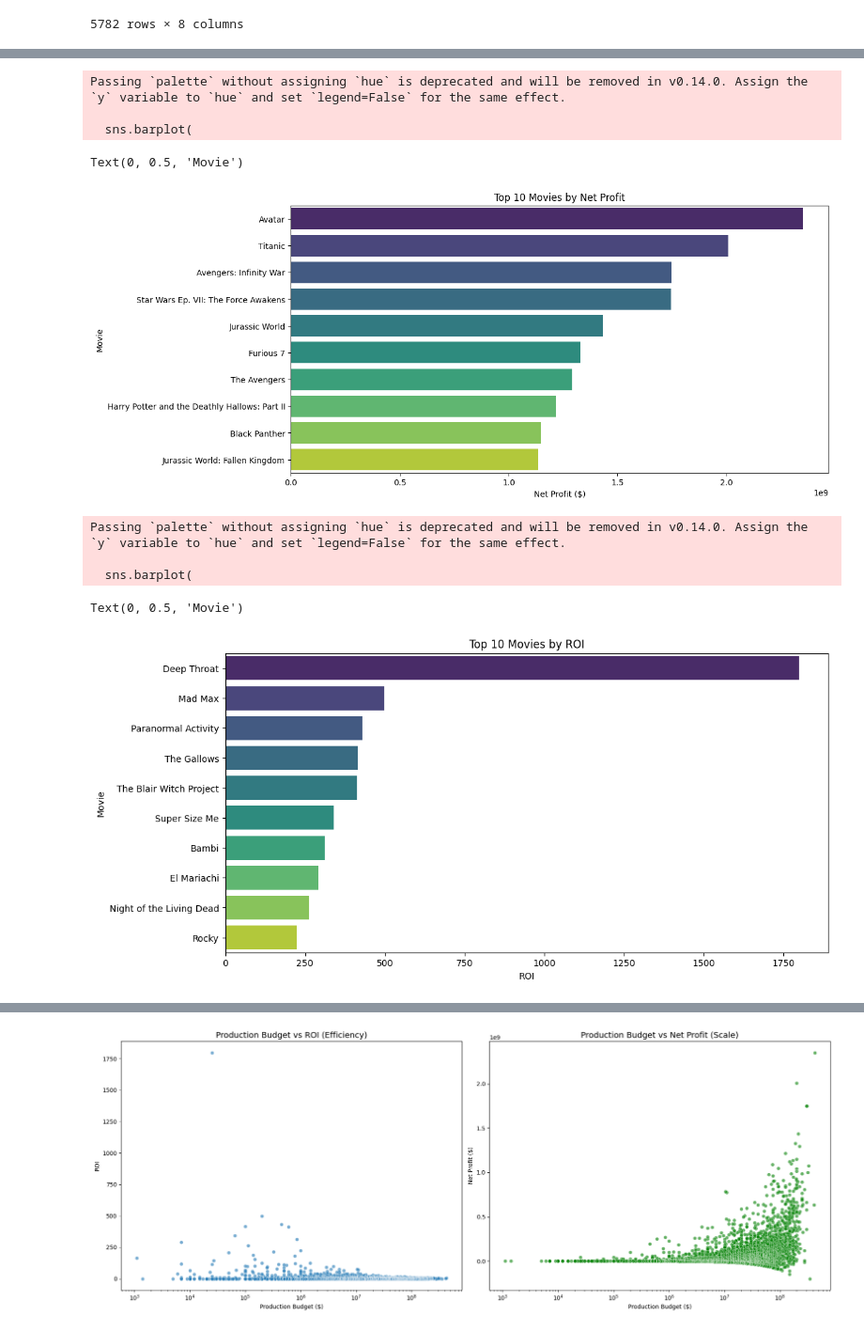
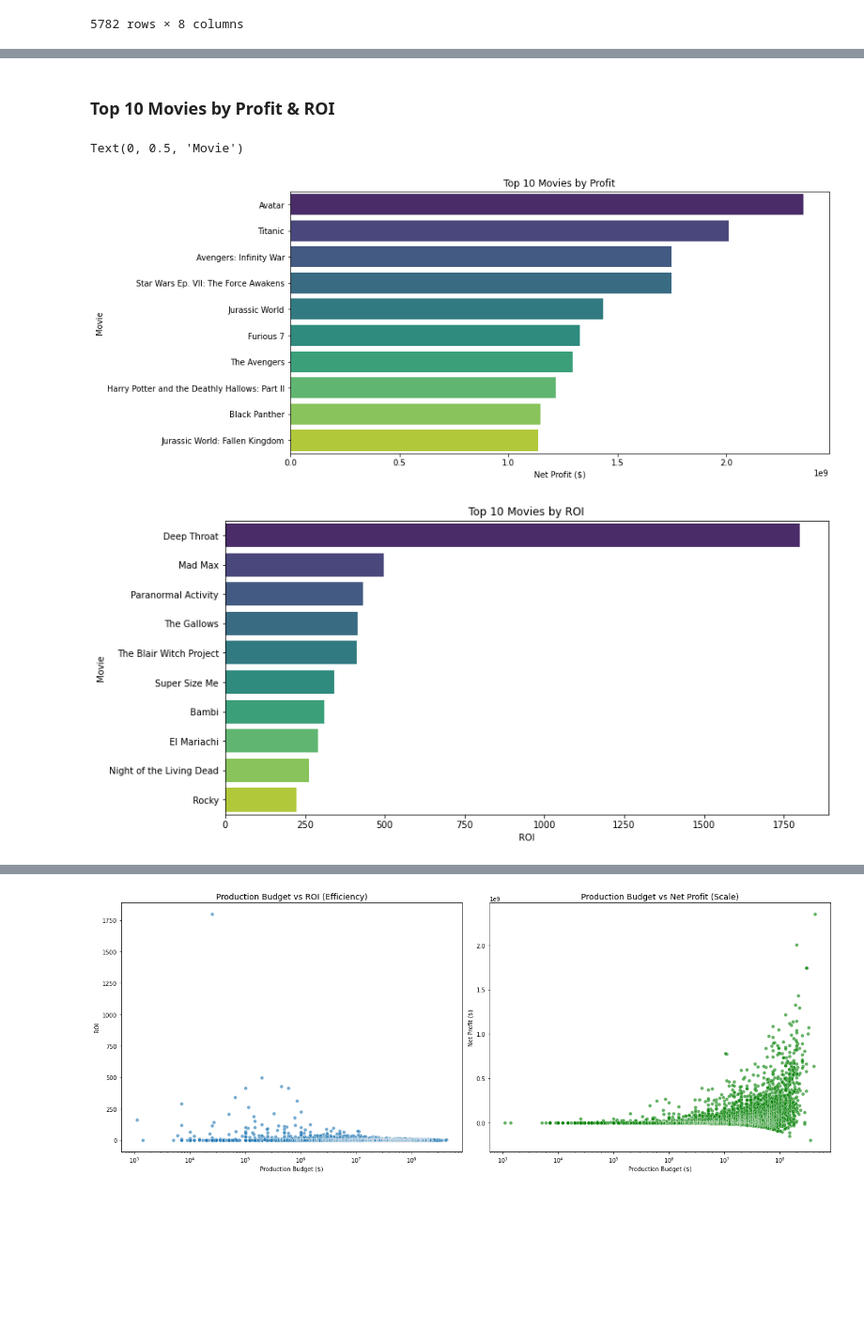
Before and after one commit to clivekinyanjui/DS-Phase_2-Group_3-Project, a Jupyter notebook: Notebook/index.ipynb, the cells around one changed output, grey strips where cells are left out. Shown at 94% size. Cells and saved outputs as stored; diff of their text form; code cells hidden in the pictures; blank space fills up the shorter version.

```diff
--- a/Notebook/index.ipynb
+++ b/Notebook/index.ipynb
@@ -124,47 +124,42 @@ budget_numbers_df_copy.sort_values('ROI', ascending=False)
 5782 rows × 8 columns
+# %% [markdown]
+### **Top 10 Movies by Profit & ROI**
 # %%
-# --- PLOT: TOP 10 MOVIES BY NET PROFIT ---
+# --- PLOT: TOP 10 MOVIES BY PROFIT ---
 
 top10_movies = budget_numbers_df_copy.sort_values('net_profit', ascending=False).head(10)
 
 
 plt.figure(figsize=(12,6))
 sns.barplot(
     data=top10_movies,
     x='net_profit',
     y='movie',
     palette='viridis'
 )
 
-plt.title('Top 10 Movies by Net Profit')
+plt.title('Top 10 Movies by Profit')
 plt.xlabel('Net Profit ($)')
 plt.ylabel('Movie')
+
+
+# --- PLOT: TOP 10 MOVIES BY ROI ---
+top10_movies_ROI = budget_numbers_df_copy.sort_values('ROI', ascending=False).head(10)
+
+
+plt.figure(figsize=(12,6))
+sns.barplot(
+    data=top10_movies_ROI,
+    x='ROI',
+    y='movie',
+    palette='viridis'
+)
+
+plt.title('Top 10 Movies by ROI')
+plt.xlabel('ROI')
+plt.ylabel('Movie')
 # %% [output]
-Passing `palette` without assigning `hue` is deprecated and will be removed in v0.14.0. Assign the `y` variable to `hue` and set `legend=False` for the same effect.
-
-  sns.barplot(
+Text(0, 0.5, 'Movie')
-Text(0, 0.5, 'Movie')
-[figure, old version]
+[figure, new version]
+[figure, added]
-# %%
-# --- PLOT: TOP 10 MOVIES BY ROI ---
-top10_movies_ROI = budget_numbers_df_copy.sort_values('ROI', ascending=False).head(10)
-
-
-plt.figure(figsize=(12,6))
-sns.barplot(
-    data=top10_movies_ROI,
-    x='ROI',
-    y='movie',
-    palette='viridis'
-)
-
-plt.title('Top 10 Movies by ROI')
-plt.xlabel('ROI')
-plt.ylabel('Movie')
-# %% [output]
-Passing `palette` without assigning `hue` is deprecated and will be removed in v0.14.0. Assign the `y` variable to `hue` and set `legend=False` for the same effect.
-
-  sns.barplot(
-Text(0, 0.5, 'Movie')
-[figure, removed]
 # %% [markdown]
```
Also changed, not shown: parts of 63 cells of this notebook.
